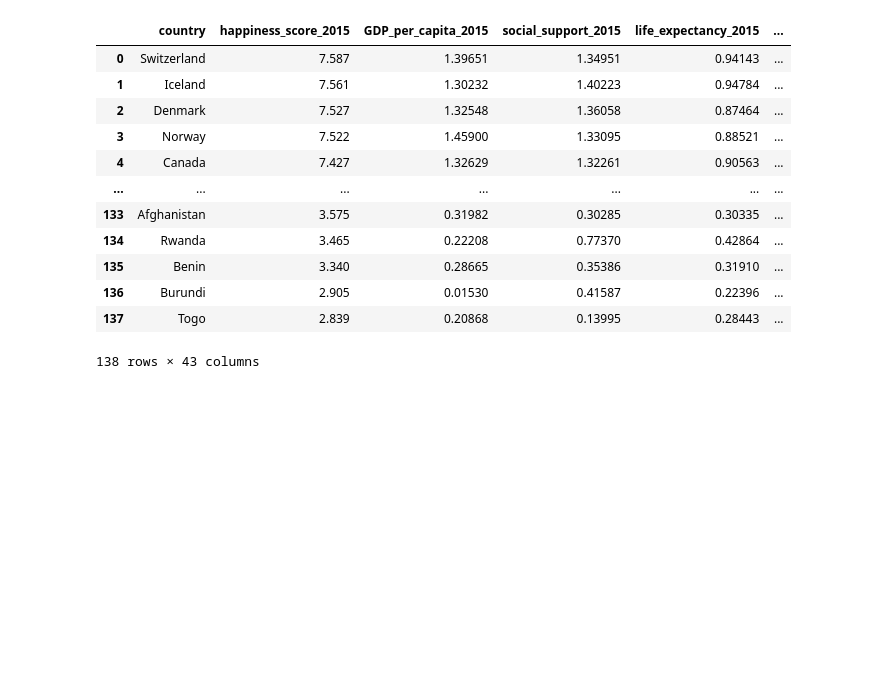
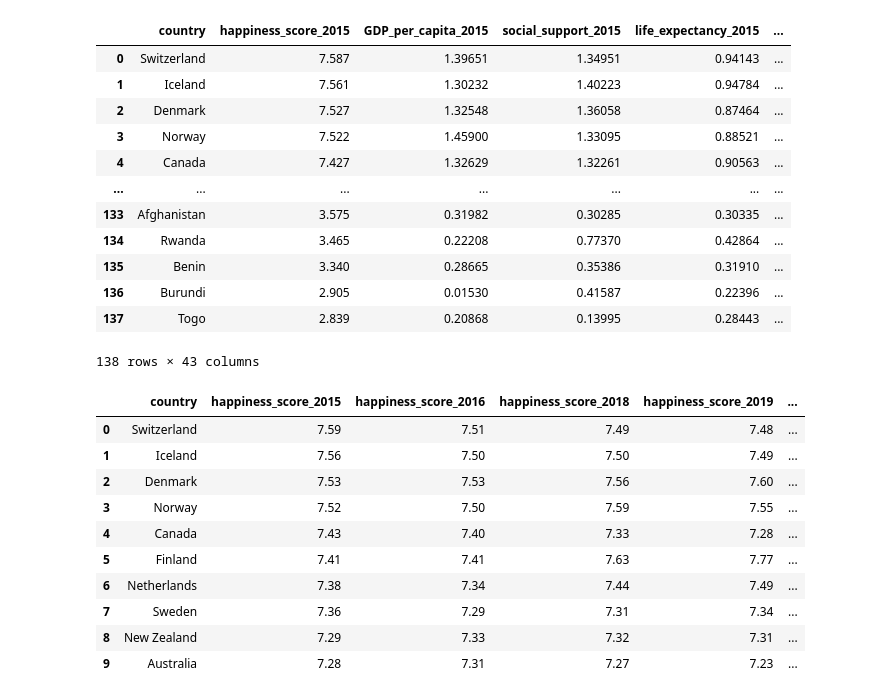
Before and after one commit to josiedeleon/Team9--Project1, a Jupyter notebook: Project 1 Happiness.ipynb, the cells around one changed output. Saved outputs shown, nothing was run; the diff lists cells and outputs as text; code cells hidden in the pictures; blank space fills up the shorter version.

```diff
--- a/Project 1 Happiness.ipynb
+++ b/Project 1 Happiness.ipynb
@@ -48,3 +49,18 @@ Merge_df
 | 136 | Burundi | 2.905 | 0.01530 | 0.41587 | 0.22396 | ... |
 | 137 | Togo | 2.839 | 0.20868 | 0.13995 | 0.28443 | ... |
 138 rows × 43 columns
+# %%
+happyscore_byyear = round(happiness_report.filter(['country','happiness_score_2015','happiness_score_2016', 'happiness_score_2017', 'happiness_score_2018', 'happiness_score_2019', 'happiness_score_2020']),2)
+happyscore_byyear.head(10)
+# %% [output]
+|  | country | happiness_score_2015 | happiness_score_2016 | happiness_score_2018 | happiness_score_2019 | ... |
+| 0 | Switzerland | 7.59 | 7.51 | 7.49 | 7.48 | ... |
+| 1 | Iceland | 7.56 | 7.50 | 7.50 | 7.49 | ... |
+| 2 | Denmark | 7.53 | 7.53 | 7.56 | 7.60 | ... |
+| 3 | Norway | 7.52 | 7.50 | 7.59 | 7.55 | ... |
+| 4 | Canada | 7.43 | 7.40 | 7.33 | 7.28 | ... |
+| 5 | Finland | 7.41 | 7.41 | 7.63 | 7.77 | ... |
+| 6 | Netherlands | 7.38 | 7.34 | 7.44 | 7.49 | ... |
+| 7 | Sweden | 7.36 | 7.29 | 7.31 | 7.34 | ... |
+| 8 | New Zealand | 7.29 | 7.33 | 7.32 | 7.31 | ... |
+| 9 | Australia | 7.28 | 7.31 | 7.27 | 7.23 | ... |
```
Also changed, not shown: parts of 8 cells of this notebook.
